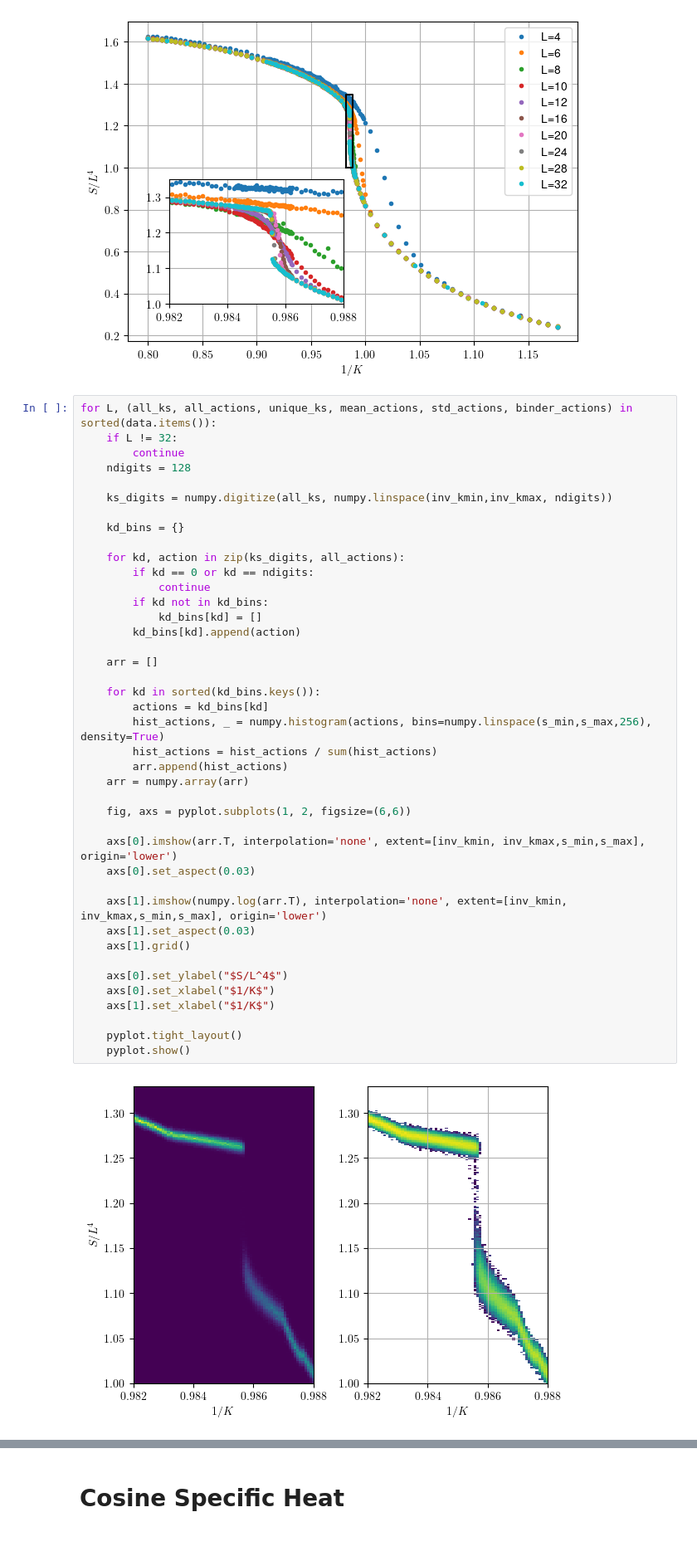
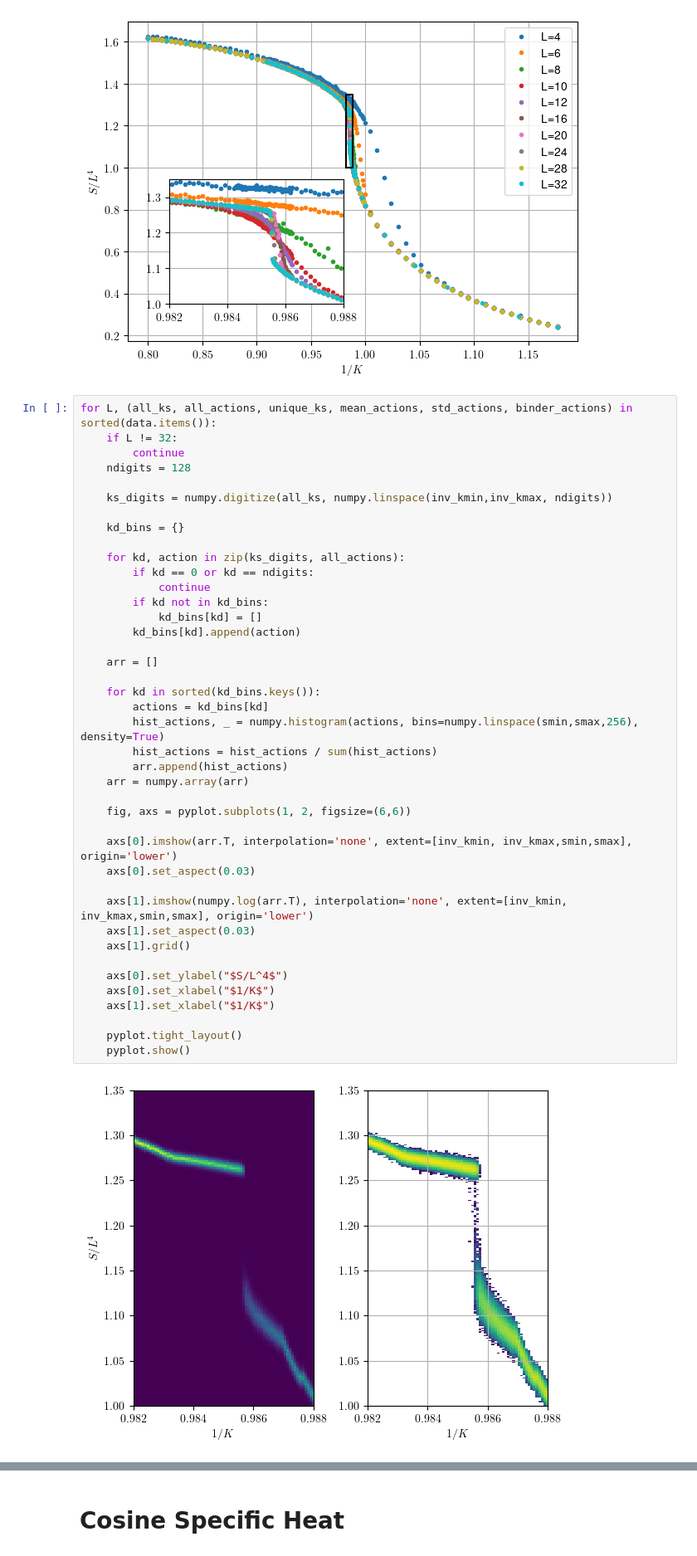
Before and after one commit to Renmusxd/GaugeTheoryRunner, a Jupyter notebook: jupyter/PaperPlots.ipynb, the cells around one changed output, grey strips where cells are left out. Shown at 83% size. Drawn from its saved outputs; the diff is of its cells as text.

```diff
--- a/jupyter/PaperPlots.ipynb
+++ b/jupyter/PaperPlots.ipynb
@@ -159,37 +159,37 @@ for L, (all_ks, all_actions, unique_ks, mean_actions, std_actions, binder_action
 
     for kd, action in zip(ks_digits, all_actions):
         if kd == 0 or kd == ndigits:
             continue
         if kd not in kd_bins:
             kd_bins[kd] = []
         kd_bins[kd].append(action)
 
     arr = []
 
     for kd in sorted(kd_bins.keys()):
         actions = kd_bins[kd]
-        hist_actions, _ = numpy.histogram(actions, bins=numpy.linspace(s_min,s_max,256), density=True)
+        hist_actions, _ = numpy.histogram(actions, bins=numpy.linspace(smin,smax,256), density=True)
         hist_actions = hist_actions / sum(hist_actions)
         arr.append(hist_actions)
     arr = numpy.array(arr)
 
     fig, axs = pyplot.subplots(1, 2, figsize=(6,6))
 
-    axs[0].imshow(arr.T, interpolation='none', extent=[inv_kmin, inv_kmax,s_min,s_max], origin='lower')
+    axs[0].imshow(arr.T, interpolation='none', extent=[inv_kmin, inv_kmax,smin,smax], origin='lower')
     axs[0].set_aspect(0.03)
 
-    axs[1].imshow(numpy.log(arr.T), interpolation='none', extent=[inv_kmin, inv_kmax,s_min,s_max], origin='lower')
+    axs[1].imshow(numpy.log(arr.T), interpolation='none', extent=[inv_kmin, inv_kmax,smin,smax], origin='lower')
     axs[1].set_aspect(0.03)
     axs[1].grid()
 
     axs[0].set_ylabel("$S/L^4$")
     axs[0].set_xlabel("$1/K$")
     axs[1].set_xlabel("$1/K$")
 
     pyplot.tight_layout()
     pyplot.show()
 # %% [output]
-[figure, old version]
+[figure, new version]
 # %%
 # for L, (all_ks, all_actions, unique_ks, mean_actions, std_actions, binder_actions) in sorted(data.items()):
 #     if L != 32:
```
Also changed, not shown: parts of 11 cells of this notebook.
